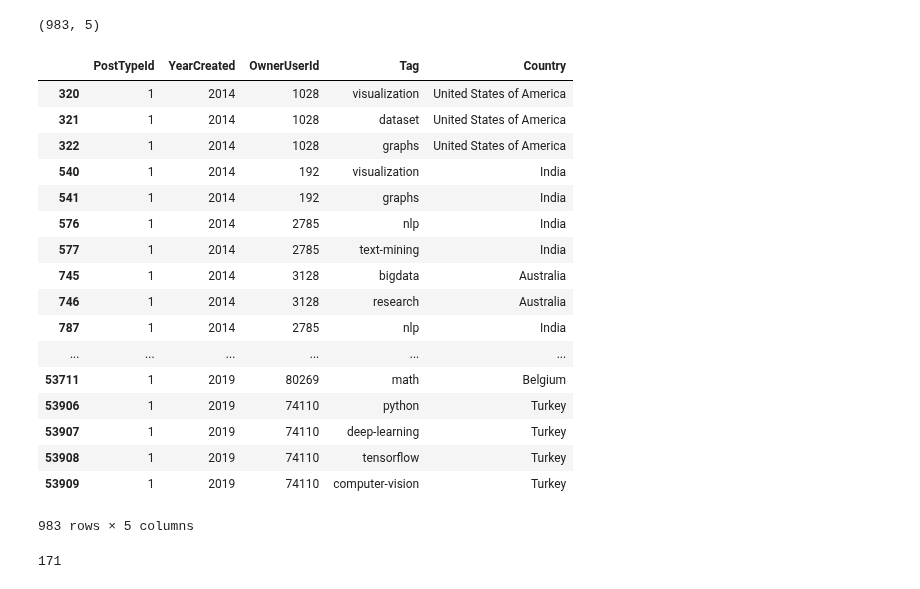
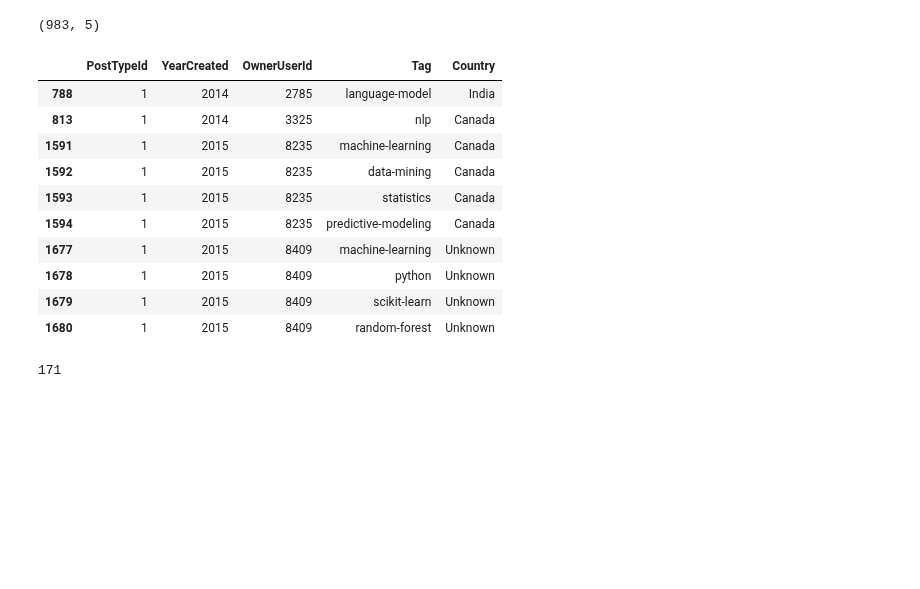
Before and after one commit to maliakber/algorithm-data-model-csc-501, a Jupyter notebook: source/project/TestGeo.ipynb, the cells around one changed output. Saved outputs shown, nothing was run; the diff lists cells and outputs as text; code cells hidden in the pictures; blank space fills up the shorter version.

```diff
--- a/source/project/TestGeo.ipynb
+++ b/source/project/TestGeo.ipynb
@@ -350,26 +350,19 @@ data_x.shape
 # %% [output]
 (983, 5)
 # %%
-data_x
+data_x[10:20]
 # %% [output]
 |  | PostTypeId | YearCreated | OwnerUserId | Tag | Country |
-| 320 | 1 | 2014 | 1028 | visualization | United States of America |
-| 321 | 1 | 2014 | 1028 | dataset | United States of America |
-| 322 | 1 | 2014 | 1028 | graphs | United States of America |
-| 540 | 1 | 2014 | 192 | visualization | India |
-| 541 | 1 | 2014 | 192 | graphs | India |
-| 576 | 1 | 2014 | 2785 | nlp | India |
-| 577 | 1 | 2014 | 2785 | text-mining | India |
-| 745 | 1 | 2014 | 3128 | bigdata | Australia |
-| 746 | 1 | 2014 | 3128 | research | Australia |
-| 787 | 1 | 2014 | 2785 | nlp | India |
-| ... | ... | ... | ... | ... | ... |
-| 53711 | 1 | 2019 | 80269 | math | Belgium |
-| 53906 | 1 | 2019 | 74110 | python | Turkey |
-| 53907 | 1 | 2019 | 74110 | deep-learning | Turkey |
-| 53908 | 1 | 2019 | 74110 | tensorflow | Turkey |
-| 53909 | 1 | 2019 | 74110 | computer-vision | Turkey |
+| 788 | 1 | 2014 | 2785 | language-model | India |
+| 813 | 1 | 2014 | 3325 | nlp | Canada |
+| 1591 | 1 | 2015 | 8235 | machine-learning | Canada |
+| 1592 | 1 | 2015 | 8235 | data-mining | Canada |
+| 1593 | 1 | 2015 | 8235 | statistics | Canada |
+| 1594 | 1 | 2015 | 8235 | predictive-modeling | Canada |
+| 1677 | 1 | 2015 | 8409 | machine-learning | Unknown |
+| 1678 | 1 | 2015 | 8409 | python | Unknown |
+| 1679 | 1 | 2015 | 8409 | scikit-learn | Unknown |
+| 1680 | 1 | 2015 | 8409 | random-forest | Unknown |
-983 rows × 5 columns
 # %%
 data_x['OwnerUserId'].nunique()
 # %% [output]
```
Also changed, not shown: parts of 3 cells of this notebook.
